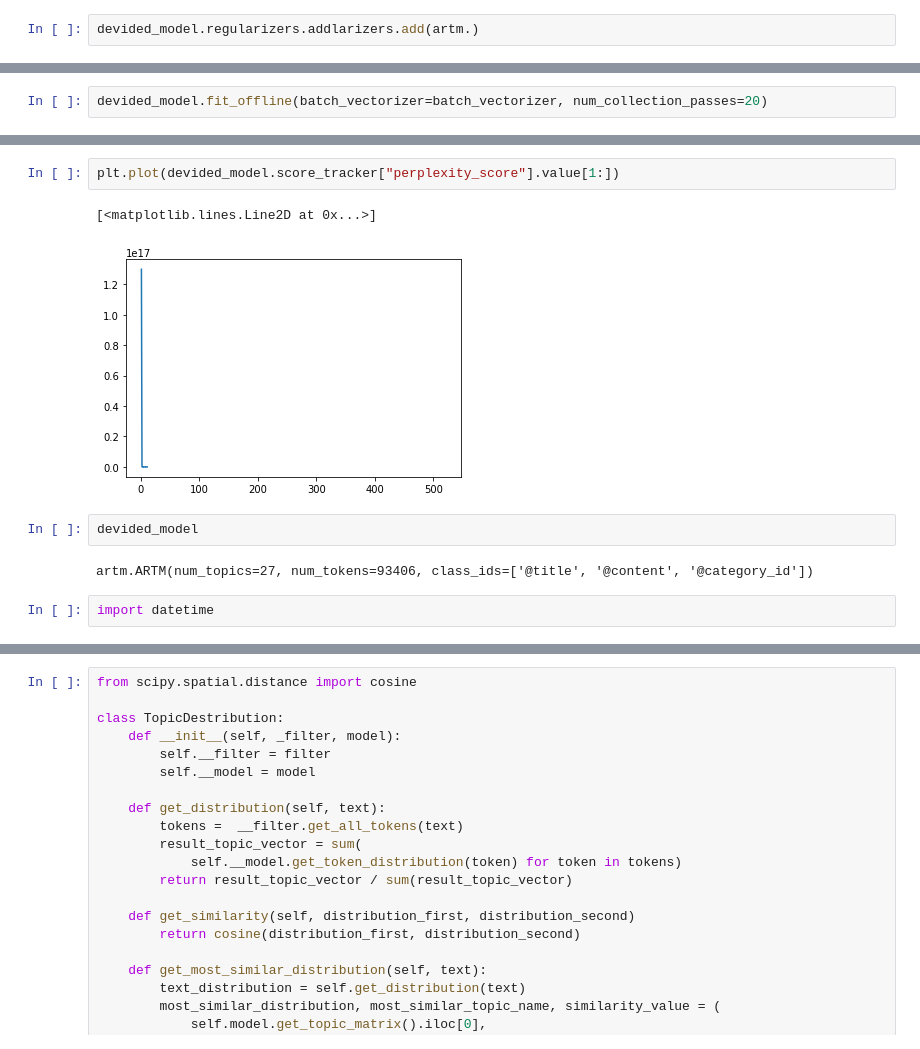
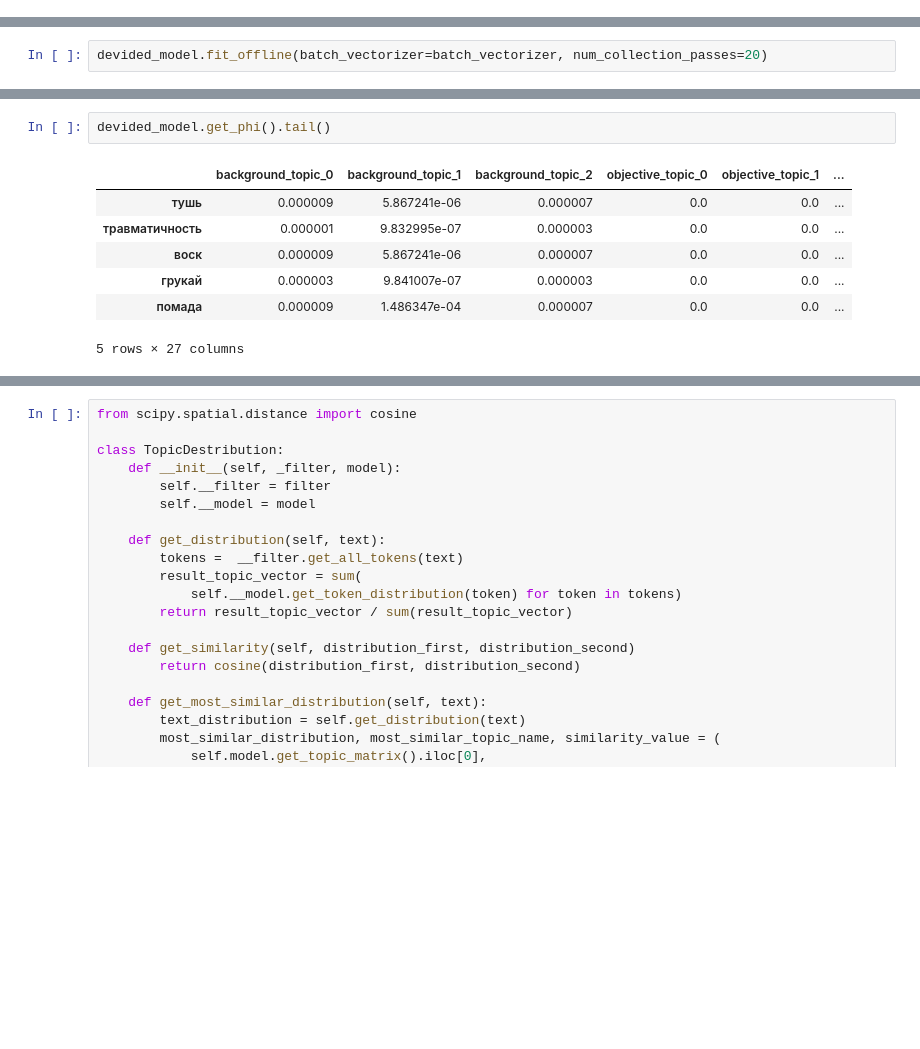
Before and after one commit to fvadzim/censor, a Jupyter notebook: topic_modeling/contents.ipynb, the cells around one changed output, grey strips where cells are left out. Saved outputs shown, nothing was run; the diff lists cells and outputs as text; blank space fills up the shorter version.

```diff
--- a/topic_modeling/contents.ipynb
+++ b/topic_modeling/contents.ipynb
@@ -295,5 +283,3 @@ devided_model.regularizers.add(
                             tau=regs['objective_smooth_sparse_theta']),overwrite=True)
 # %% [markdown]
 ### add background regulirizers
-# %%
-devided_model.regularizers.addlarizers.add(artm.)
@@ -466,11 +345,10 @@ model.get_phi()
-# %%
-plt.plot(devided_model.score_tracker["perplexity_score"].value[1:])
-# %% [output]
-[<matplotlib.lines.Line2D at 0x...>]
-[figure, removed]
 # %%
-devided_model
+devided_model.get_phi().tail()
 # %% [output]
+|  | background_topic_0 | background_topic_1 | background_topic_2 | objective_topic_0 | objective_topic_1 | ... |
+| тушь | 0.000009 | 5.867241e-06 | 0.000007 | 0.0 | 0.0 | ... |
+| травматичность | 0.000001 | 9.832995e-07 | 0.000003 | 0.0 | 0.0 | ... |
+| воск | 0.000009 | 5.867241e-06 | 0.000007 | 0.0 | 0.0 | ... |
+| грукай | 0.000003 | 9.841007e-07 | 0.000003 | 0.0 | 0.0 | ... |
+| помада | 0.000009 | 1.486347e-04 | 0.000007 | 0.0 | 0.0 | ... |
-artm.ARTM(num_topics=27, num_tokens=93406, class_ids=['@title', '@content', '@category_id'])
+5 rows × 27 columns
-# %%
-import datetime
```
Also changed, not shown: parts of 47 cells of this notebook, 20 other files.
